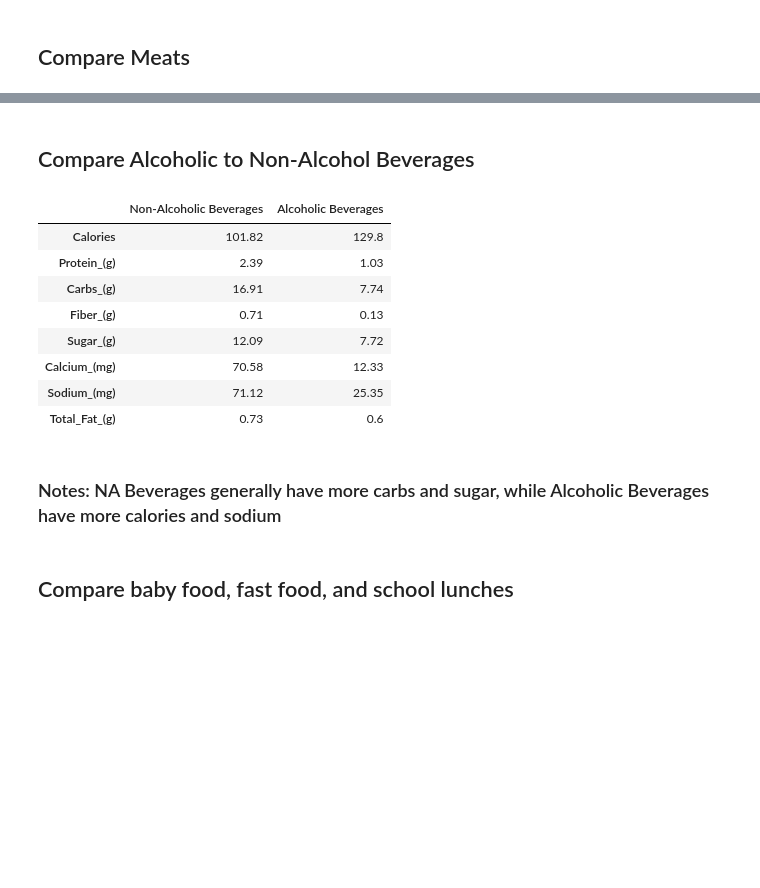
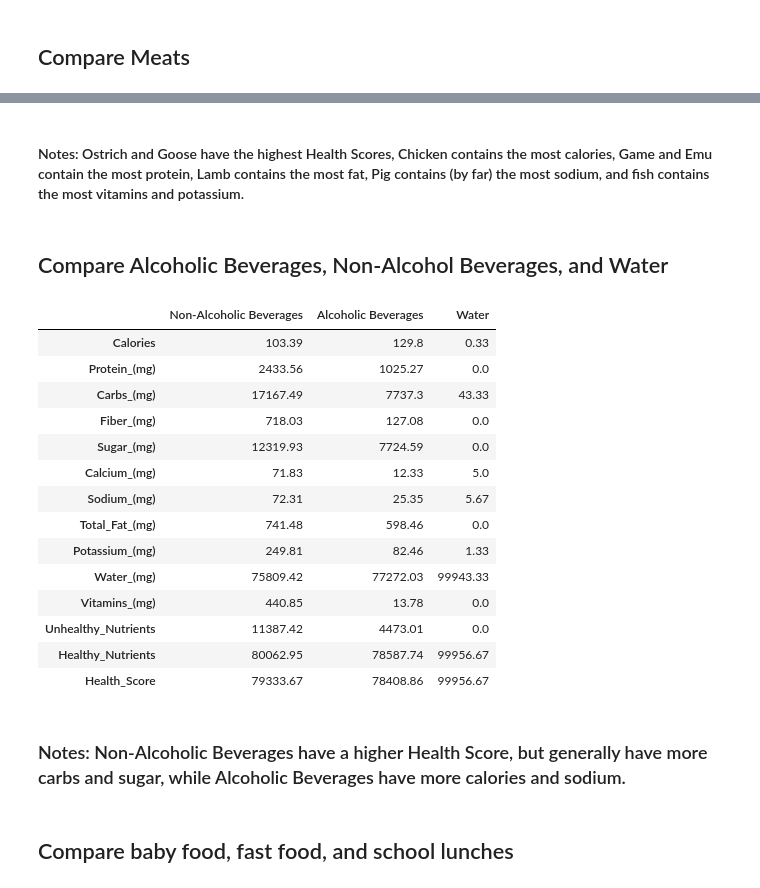
Before and after one commit to Dylanbbenson/Food_Nutrition_Analysis, a Jupyter notebook: Food_Nutrition_Analysis.ipynb, the cells around one changed output, grey strips where cells are left out. Cells and saved outputs as stored; diff of their text form; code cells hidden in the pictures; blank space fills up the shorter version.

```diff
--- a/Food_Nutrition_Analysis.ipynb
+++ b/Food_Nutrition_Analysis.ipynb
@@ -180,28 +290,36 @@ fruits_veggies_averages
+# %% [markdown]
+#### Notes: Ostrich and Goose have the highest Health Scores, Chicken contains the most calories, Game and Emu contain the most protein, Lamb contains the most fat, Pig contains (by far) the most sodium, and fish contains the most vitamins and potassium.
 # %% [markdown]
-## Compare Alcoholic to Non-Alcohol Beverages
+## Compare Alcoholic Beverages, Non-Alcohol Beverages, and Water
 # %%
 #combine averages and transpose the data
-beverage_averages = pd.concat([na_beverages_average, alcoholic_beverages_average])
+beverage_averages = pd.concat([na_beverages_average, alcoholic_beverages_average, water_average])
 beverage_averages = beverage_averages.transpose()
-beverage_averages.columns = ('Non-Alcoholic Beverages', 'Alcoholic Beverages')
+beverage_averages.columns = ('Non-Alcoholic Beverages', 'Alcoholic Beverages', 'Water')
 beverage_averages
 
 #drop first two rows
 beverage_averages = beverage_averages.iloc[2:]
 
 beverage_averages
 # %% [output]
-|  | Non-Alcoholic Beverages | Alcoholic Beverages |
-| Calories | 101.82 | 129.8 |
-| Protein_(g) | 2.39 | 1.03 |
-| Carbs_(g) | 16.91 | 7.74 |
-| Fiber_(g) | 0.71 | 0.13 |
-| Sugar_(g) | 12.09 | 7.72 |
-| Calcium_(mg) | 70.58 | 12.33 |
-| Sodium_(mg) | 71.12 | 25.35 |
-| Total_Fat_(g) | 0.73 | 0.6 |
+|  | Non-Alcoholic Beverages | Alcoholic Beverages | Water |
+| Calories | 103.39 | 129.8 | 0.33 |
+| Protein_(mg) | 2433.56 | 1025.27 | 0.0 |
+| Carbs_(mg) | 17167.49 | 7737.3 | 43.33 |
+| Fiber_(mg) | 718.03 | 127.08 | 0.0 |
+| Sugar_(mg) | 12319.93 | 7724.59 | 0.0 |
+| Calcium_(mg) | 71.83 | 12.33 | 5.0 |
+| Sodium_(mg) | 72.31 | 25.35 | 5.67 |
+| Total_Fat_(mg) | 741.48 | 598.46 | 0.0 |
+| Potassium_(mg) | 249.81 | 82.46 | 1.33 |
+| Water_(mg) | 75809.42 | 77272.03 | 99943.33 |
+| Vitamins_(mg) | 440.85 | 13.78 | 0.0 |
+| Unhealthy_Nutrients | 11387.42 | 4473.01 | 0.0 |
+| Healthy_Nutrients | 80062.95 | 78587.74 | 99956.67 |
+| Health_Score | 79333.67 | 78408.86 | 99956.67 |
 # %% [markdown]
-### Notes: NA Beverages generally have more carbs and sugar, while Alcoholic Beverages have more calories and sodium
+### Notes: Non-Alcoholic Beverages have a higher Health Score, but generally have more carbs and sugar, while Alcoholic Beverages have more calories and sodium.
 # %% [markdown]
 ## Compare baby food, fast food, and school lunches
 # %%
```
Also changed, not shown: parts of 23 cells of this notebook, 1 other file.
